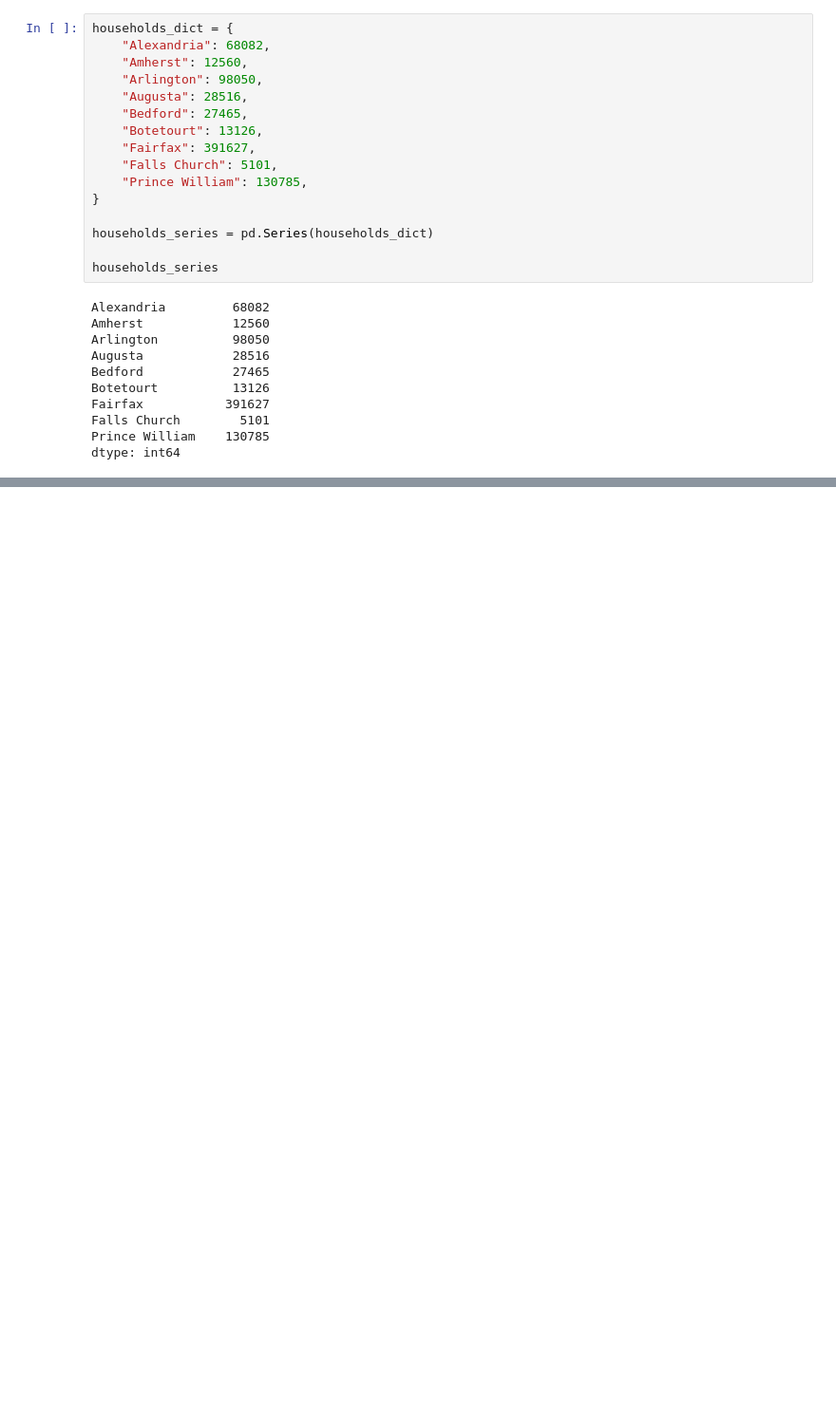
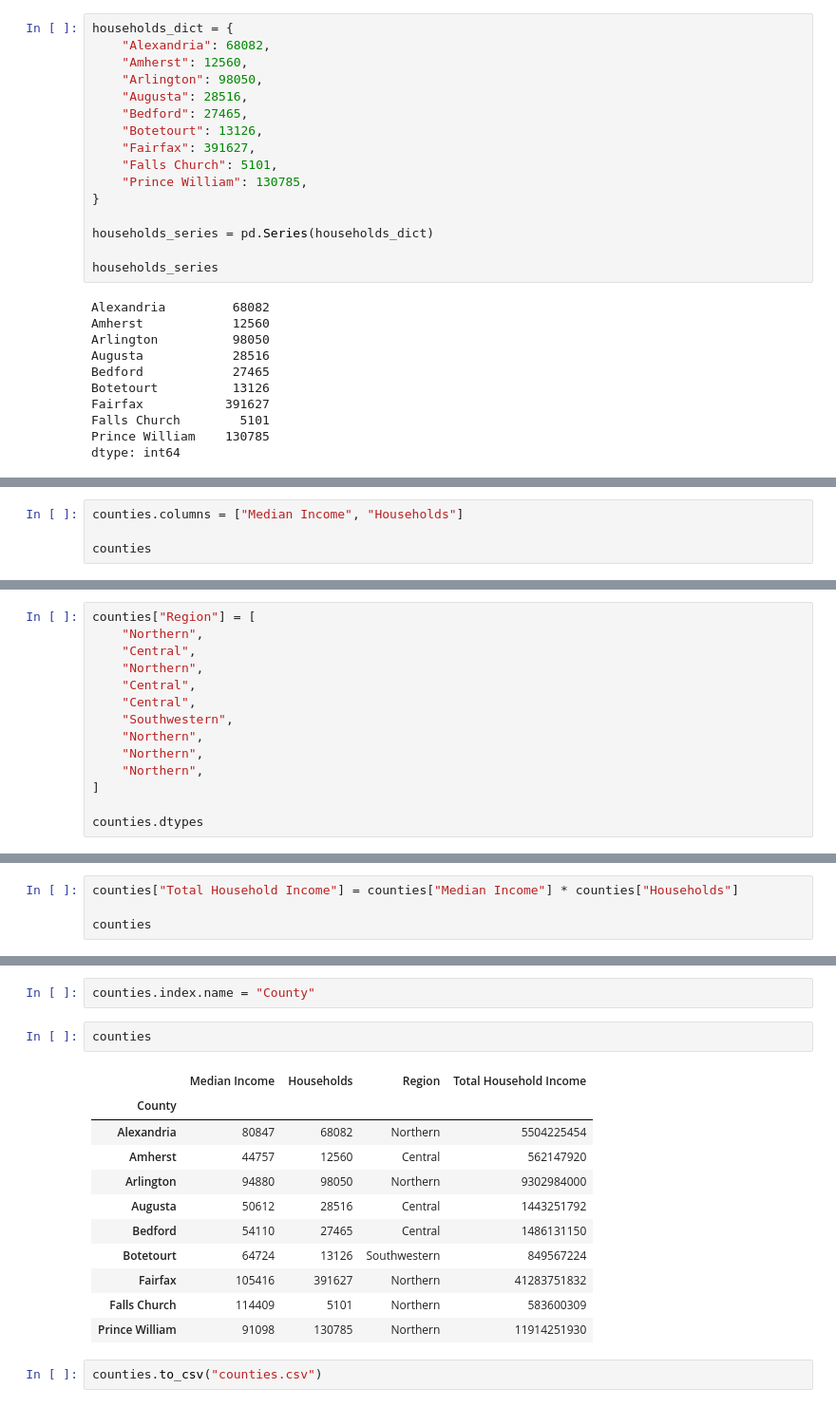
Before and after one commit to t4d-classes/advanced-python_10242022, a Jupyter notebook: jupyter/02_Pandas_Intro.ipynb, the cells around one changed output, grey strips where cells are left out. Shown at 95% size. Saved outputs shown, nothing was run; the diff lists cells and outputs as text; blank space fills up the shorter version.

```diff
--- a/jupyter/02_Pandas_Intro.ipynb
+++ b/jupyter/02_Pandas_Intro.ipynb
@@ -188,0 +253,4 @@ dtype: int64
+# %%
+counties.columns = ["Median Income", "Households"]
+
+counties
@@ -188,0 +382,14 @@ dtype: int64
+# %%
+counties["Region"] = [
+    "Northern",
+    "Central",
+    "Northern",
+    "Central",
+    "Central",
+    "Southwestern",
+    "Northern",
+    "Northern",
+    "Northern",
+]
+
+counties.dtypes
@@ -188,0 +414,4 @@ dtype: int64
+# %%
+counties["Total Household Income"] = counties["Median Income"] * counties["Households"]
+
+counties
@@ -188,0 +429,18 @@ dtype: int64
+# %%
+counties.index.name = "County"
+# %%
+counties
+# %% [output]
+|  | Median Income | Households | Region | Total Household Income |
+| County |  |  |  |  |
+| Alexandria | 80847 | 68082 | Northern | 5504225454 |
+| Amherst | 44757 | 12560 | Central | 562147920 |
+| Arlington | 94880 | 98050 | Northern | 9302984000 |
+| Augusta | 50612 | 28516 | Central | 1443251792 |
+| Bedford | 54110 | 27465 | Central | 1486131150 |
+| Botetourt | 64724 | 13126 | Southwestern | 849567224 |
+| Fairfax | 105416 | 391627 | Northern | 41283751832 |
+| Falls Church | 114409 | 5101 | Northern | 583600309 |
+| Prince William | 91098 | 130785 | Northern | 11914251930 |
+# %%
+counties.to_csv("counties.csv")
```
Also changed, not shown: parts of 36 cells of this notebook, 13 other files.
